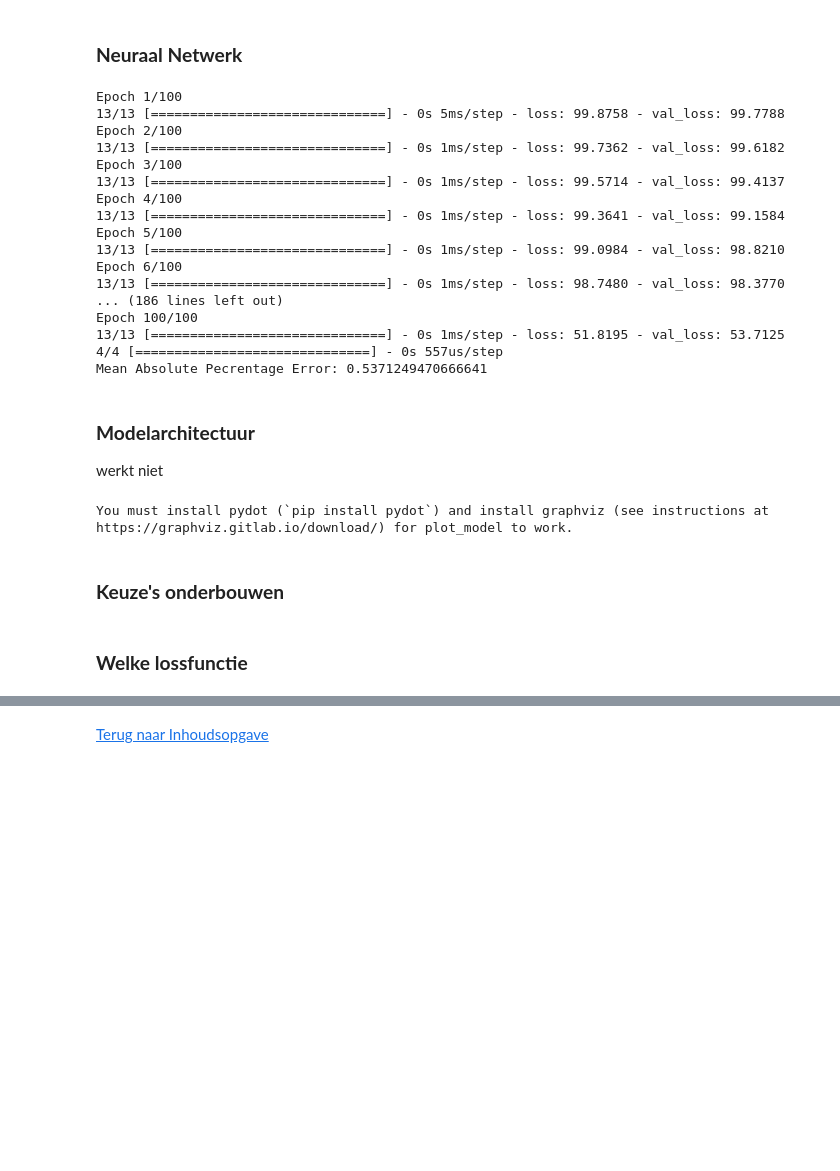
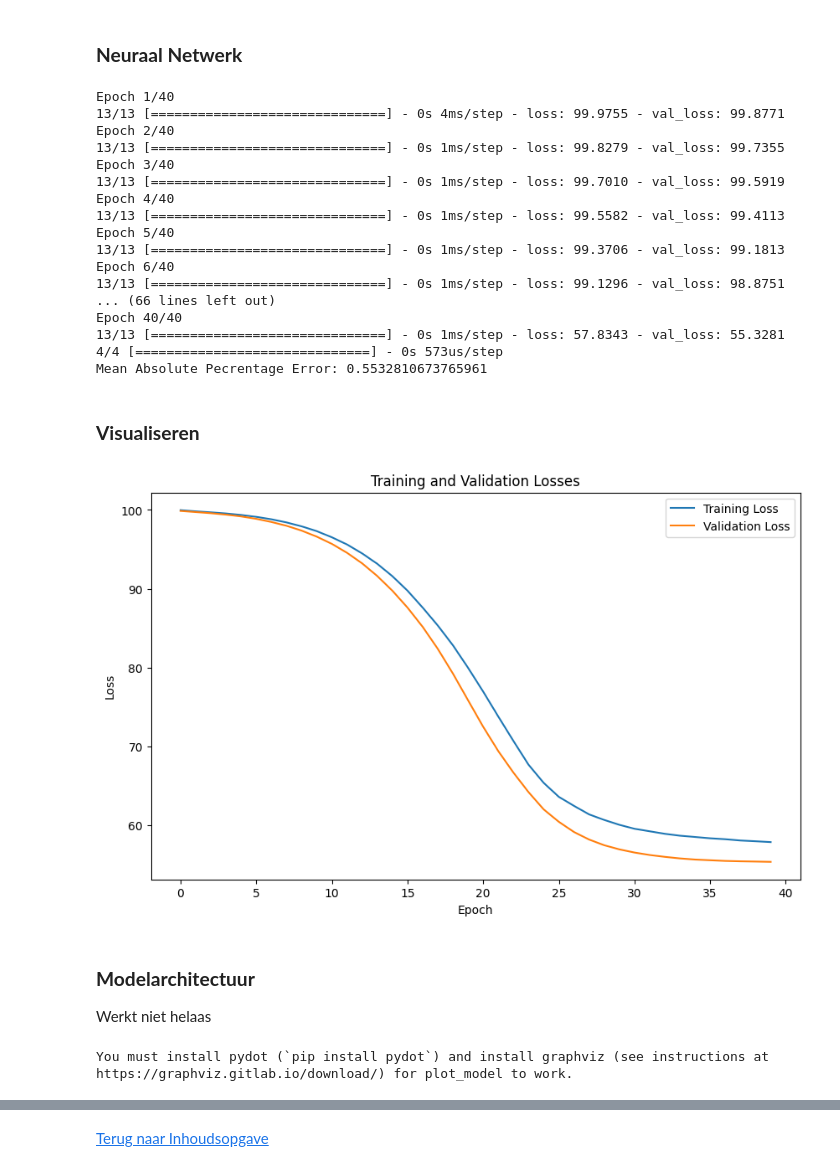
Before and after one commit to Vince16270/Huizenprijzen-Voorspellen, a Jupyter notebook: Portfolio opdracht 1/Portfolio 1.ipynb, the cells around one changed output, grey strips where cells are left out. Cells and saved outputs as stored; diff of their text form; code cells hidden in the pictures; blank space fills up the shorter version.

```diff
--- a/Portfolio opdracht 1/Portfolio 1.ipynb
+++ b/Portfolio opdracht 1/Portfolio 1.ipynb
@@ -188,33 +189,47 @@ plt.show()
     model.add(tf.keras.layers.Dense(1))
 
     model.compile(optimizer='adam', loss='mape')
-    model.fit(features_train, target_train, epochs=100, batch_size=32, validation_data=(features_test, target_test))
+    history = model.fit(features_train, target_train, epochs=40, batch_size=32, validation_data=(features_test, target_test))
     predictions = model.predict(features_test)
 
     mape = mean_absolute_percentage_error(target_test, predictions)
     print("Mean Absolute Pecrentage Error:", mape)
 # %% [output]
-Epoch 1/100
-13/13 [==============================] - 0s 5ms/step - loss: 99.8758 - val_loss: 99.7788
-Epoch 2/100
-13/13 [==============================] - 0s 1ms/step - loss: 99.7362 - val_loss: 99.6182
-Epoch 3/100
-13/13 [==============================] - 0s 1ms/step - loss: 99.5714 - val_loss: 99.4137
-Epoch 4/100
-13/13 [==============================] - 0s 1ms/step - loss: 99.3641 - val_loss: 99.1584
-Epoch 5/100
-13/13 [==============================] - 0s 1ms/step - loss: 99.0984 - val_loss: 98.8210
-Epoch 6/100
-13/13 [==============================] - 0s 1ms/step - loss: 98.7480 - val_loss: 98.3770
-... (186 lines left out)
-Epoch 100/100
-13/13 [==============================] - 0s 1ms/step - loss: 51.8195 - val_loss: 53.7125
-4/4 [==============================] - 0s 557us/step
-Mean Absolute Pecrentage Error: 0.5371249470666641
+Epoch 1/40
+13/13 [==============================] - 0s 4ms/step - loss: 99.9755 - val_loss: 99.8771
+Epoch 2/40
+13/13 [==============================] - 0s 1ms/step - loss: 99.8279 - val_loss: 99.7355
+Epoch 3/40
+13/13 [==============================] - 0s 1ms/step - loss: 99.7010 - val_loss: 99.5919
+Epoch 4/40
+13/13 [==============================] - 0s 1ms/step - loss: 99.5582 - val_loss: 99.4113
+Epoch 5/40
+13/13 [==============================] - 0s 1ms/step - loss: 99.3706 - val_loss: 99.1813
+Epoch 6/40
+13/13 [==============================] - 0s 1ms/step - loss: 99.1296 - val_loss: 98.8751
+... (66 lines left out)
+Epoch 40/40
+13/13 [==============================] - 0s 1ms/step - loss: 57.8343 - val_loss: 55.3281
+4/4 [==============================] - 0s 573us/step
+Mean Absolute Pecrentage Error: 0.5532810673765961
+# %% [markdown]
+### **Visualiseren**
+# %%
+# Plotting the training and validation loss
+plt.figure(figsize=(10, 6))
+plt.plot(history.history['loss'], label='Training Loss')
+plt.plot(history.history['val_loss'], label='Validation Loss')
+plt.title('Training and Validation Losses')
+plt.xlabel('Epoch')
+plt.ylabel('Loss')
+plt.legend()
+plt.show()
+# %% [output]
+[figure, added]
 # %% [markdown]
 ### **Modelarchitectuur**
 
-werkt niet
+Werkt niet helaas
 # %%
 from tensorflow.keras.utils import plot_model
 
@@ -233,7 +248,3 @@ tf.keras.utils.plot_model(
 )
 # %% [output]
 You must install pydot (`pip install pydot`) and install graphviz (see instructions at https://graphviz.gitlab.io/download/) for plot_model to work.
-# %% [markdown]
-### **Keuze's onderbouwen**
-# %% [markdown]
-### **Welke lossfunctie**
```
Also changed, not shown: parts of 7 cells of this notebook.
